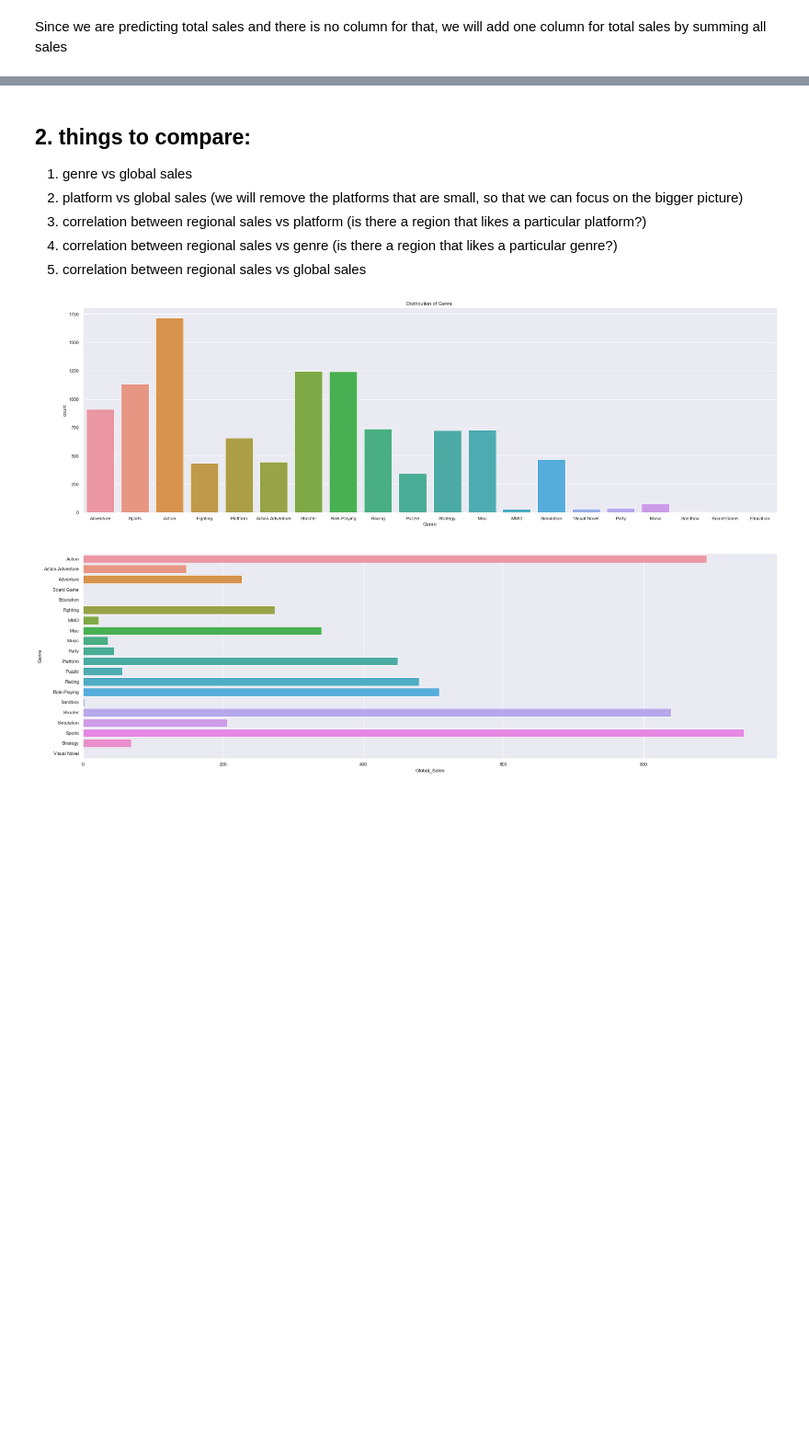
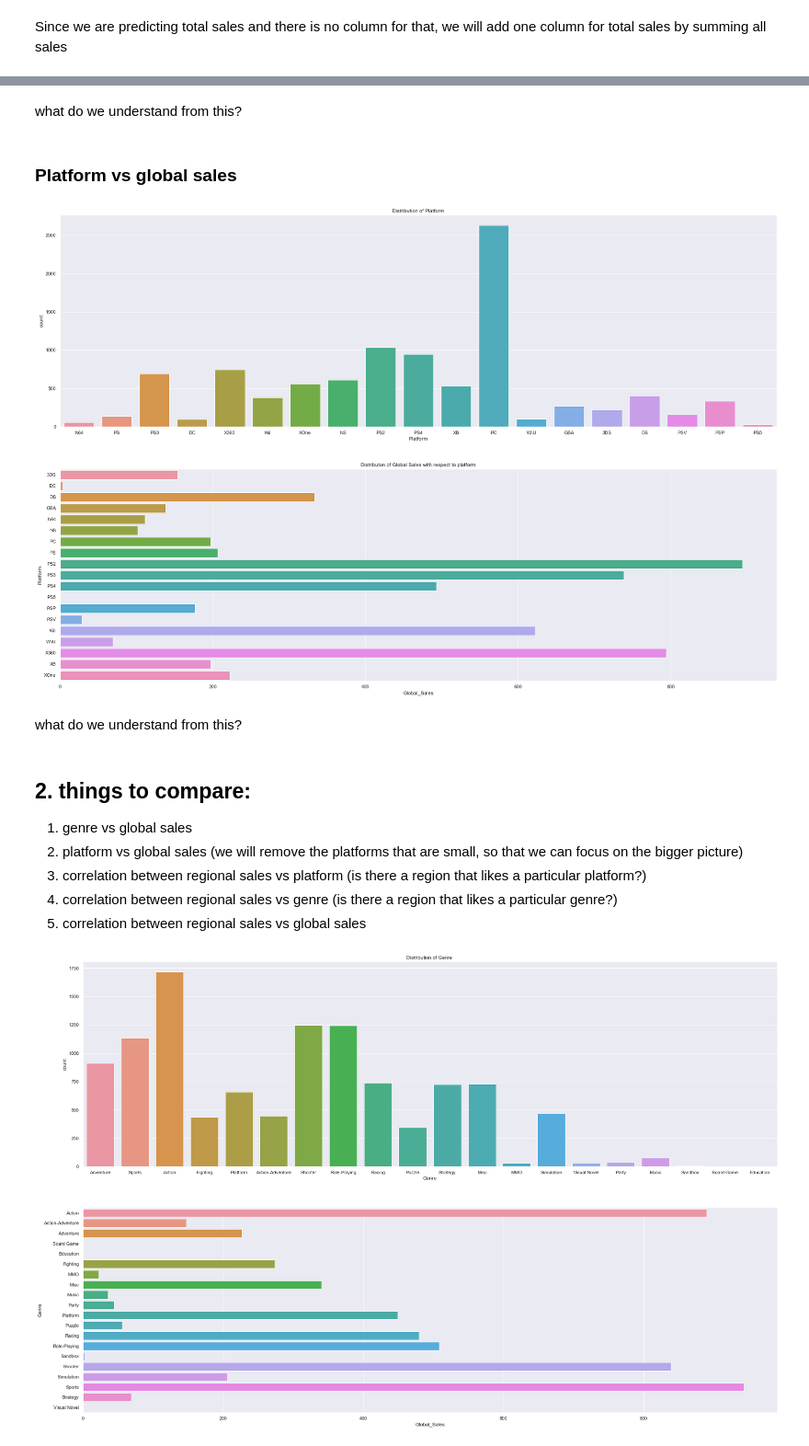
Before and after one commit to Adren98/GAME-SALES-AND-RATINGS-1015-SC3, a Jupyter notebook: EDA.ipynb, the cells around one changed output, grey strips where cells are left out. Shown at 92% size. Cells and saved outputs as stored; diff of their text form; code cells hidden in the pictures; blank space fills up the shorter version.

```diff
--- a/EDA.ipynb
+++ b/EDA.ipynb
@@ -190,3 +323,20 @@ memory usage: 1.4+ MB
+# %% [markdown]
+what do we understand from this?
+# %% [markdown]
+### Platform vs global sales
+# %%
+# platform vs global sales
+f,axes = plt.subplots(2,1,figsize=(30,20))
+axes[0].set_title("Distribution of Platform")
+sb.countplot(x="Platform", data = data , ax = axes[0])
+
+platformSale = data.groupby('Platform')['Global_Sales'].sum()
+axes[1].set_title("Distributon of Global Sales with respect to platform")
+p = sb.barplot(y=platformSale.index, x=platformSale,ax=axes[1])
+# %% [output]
+[figure, added]
+# %% [markdown]
+what do we understand from this?
 # %% [markdown]
 ## 2. things to compare:
 1. genre vs global sales
```
Also changed, not shown: parts of 23 cells of this notebook, 3 other files.
